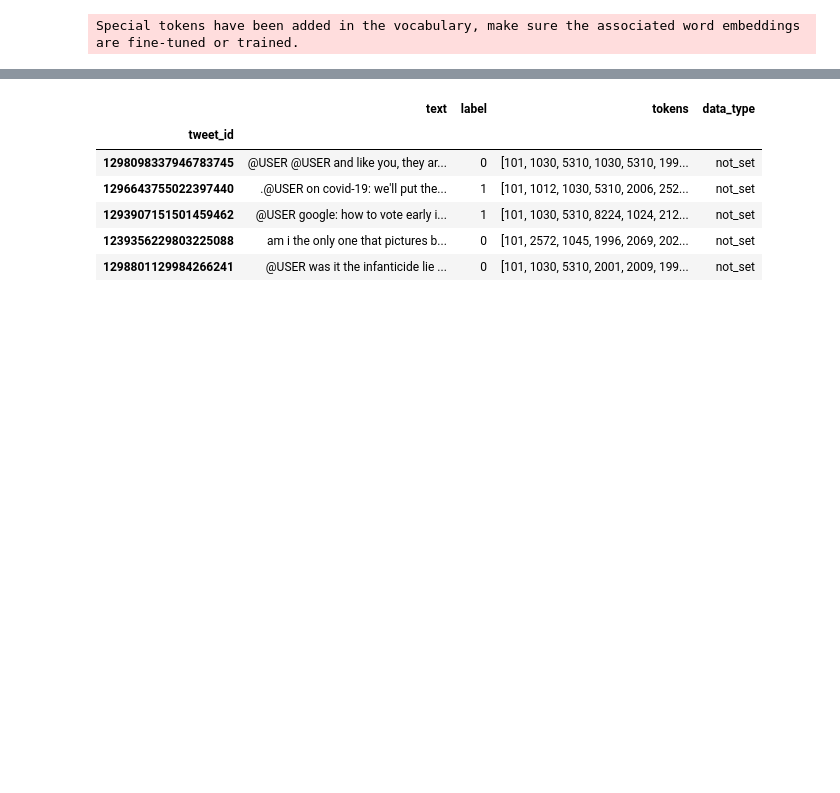
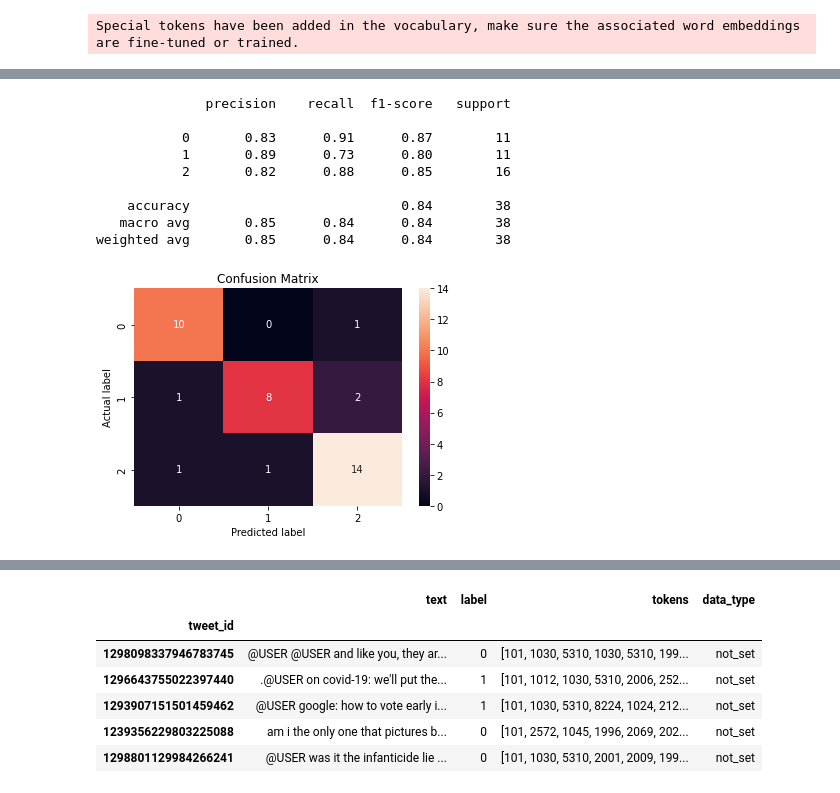
Before and after one commit to elamraniadnane1/CSC5382_SP24_FINALPROJECT, a Jupyter notebook: scripts/Milestone_Unit3.ipynb, the cells around one changed output, grey strips where cells are left out. Drawn from its saved outputs; the diff is of its cells as text; code cells hidden in the pictures; blank space fills up the shorter version.

```diff
--- a/scripts/Milestone_Unit3.ipynb
+++ b/scripts/Milestone_Unit3.ipynb
@@ -462,0 +785,50 @@ Row(id=UUID('bd105f7d-b0c3-4e3e-add7-fa3d3d0d2646'), features=
+# %%
+from sklearn.metrics import classification_report, confusion_matrix
+import seaborn as sns
+import matplotlib.pyplot as plt
+
+# Assuming you have a function to get predictions from your model
+def get_predictions(model, dataloader):
+    model.eval()
+    predictions, true_labels = [], []
+
+    for batch in dataloader:
+        batch = tuple(t.to(device) for t in batch)
+        b_input_ids, b_input_mask, b_labels = batch
+
+        with torch.no_grad():
+            outputs = model(b_input_ids, token_type_ids=None, attention_mask=b_input_mask)
+
+        logits = outputs.logits
+        logits = logits.detach().cpu().numpy()
+        label_ids = b_labels.to('cpu').numpy()
+
+        predictions.append(logits)
+        true_labels.append(label_ids)
+
+    return np.concatenate(predictions, axis=0), np.concatenate(true_labels, axis=0)
+
+# Get predictions for the validation set
+predictions, true_labels = get_predictions(model, validation_dataloader)
+predicted_labels = np.argmax(predictions, axis=1)
+
+print(classification_report(true_labels, predicted_labels))
+
+# Confusion Matrix
+cm = confusion_matrix(true_labels, predicted_labels)
+sns.heatmap(cm, annot=True, fmt='d')
+plt.title('Confusion Matrix')
+plt.ylabel('Actual label')
+plt.xlabel('Predicted label')
+plt.show()
+# %% [output]
+              precision    recall  f1-score   support
+
+           0       0.83      0.91      0.87        11
+           1       0.89      0.73      0.80        11
+           2       0.82      0.88      0.85        16
+
+    accuracy                           0.84        38
+   macro avg       0.85      0.84      0.84        38
+weighted avg       0.85      0.84      0.84        38
+[figure, added]
```
Also changed, not shown: parts of 21 cells of this notebook, 2 other files.
